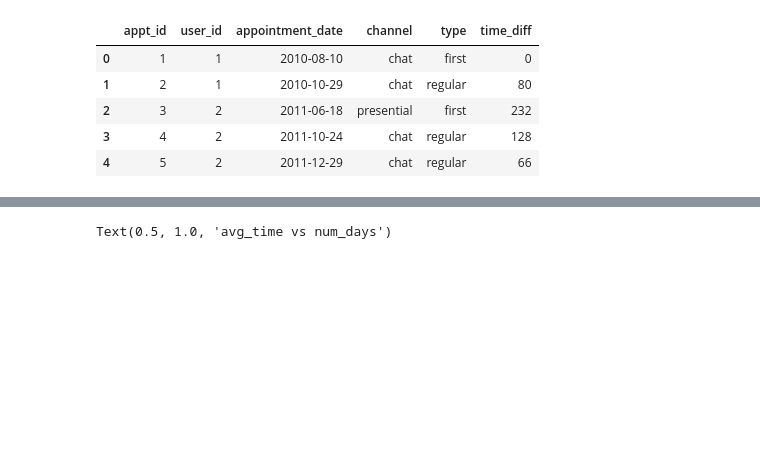
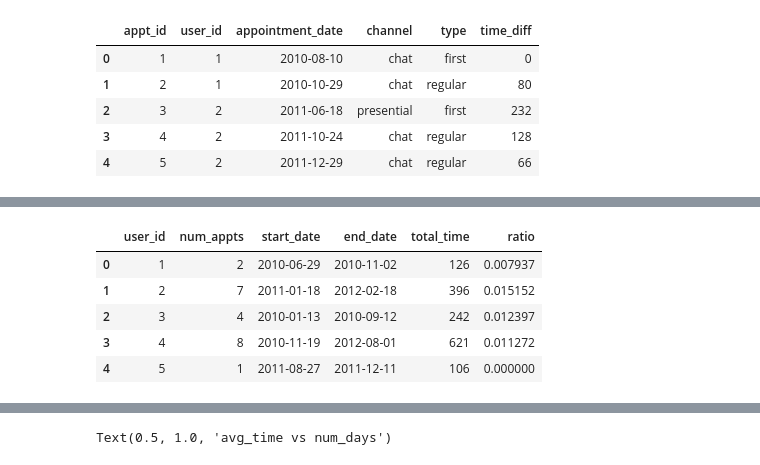
Before and after one commit to gsamp/case-cuidas, a Jupyter notebook: notebooks/avg_time_between_appts.ipynb, the cells around one changed output, grey strips where cells are left out. Cells and saved outputs as stored; diff of their text form; code cells hidden in the pictures; blank space fills up the shorter version.

```diff
--- a/notebooks/avg_time_between_appts.ipynb
+++ b/notebooks/avg_time_between_appts.ipynb
@@ -94,3 +106,13 @@ df2 = df2.rename(columns={"type": "num_appts"})
+# %%
+df2['ratio'] = (df2['num_appts'] - 1)/df2['total_time']
+df2.head()
+# %% [output]
+|  | user_id | num_appts | start_date | end_date | total_time | ratio |
+| 0 | 1 | 2 | 2010-06-29 | 2010-11-02 | 126 | 0.007937 |
+| 1 | 2 | 7 | 2011-01-18 | 2012-02-18 | 396 | 0.015152 |
+| 2 | 3 | 4 | 2010-01-13 | 2010-09-12 | 242 | 0.012397 |
+| 3 | 4 | 8 | 2010-11-19 | 2012-08-01 | 621 | 0.011272 |
+| 4 | 5 | 1 | 2011-08-27 | 2011-12-11 | 106 | 0.000000 |
 # %%
 # sum total days
 df = df.groupby('user_id').sum()
```
Also changed, not shown: parts of 10 cells of this notebook.
